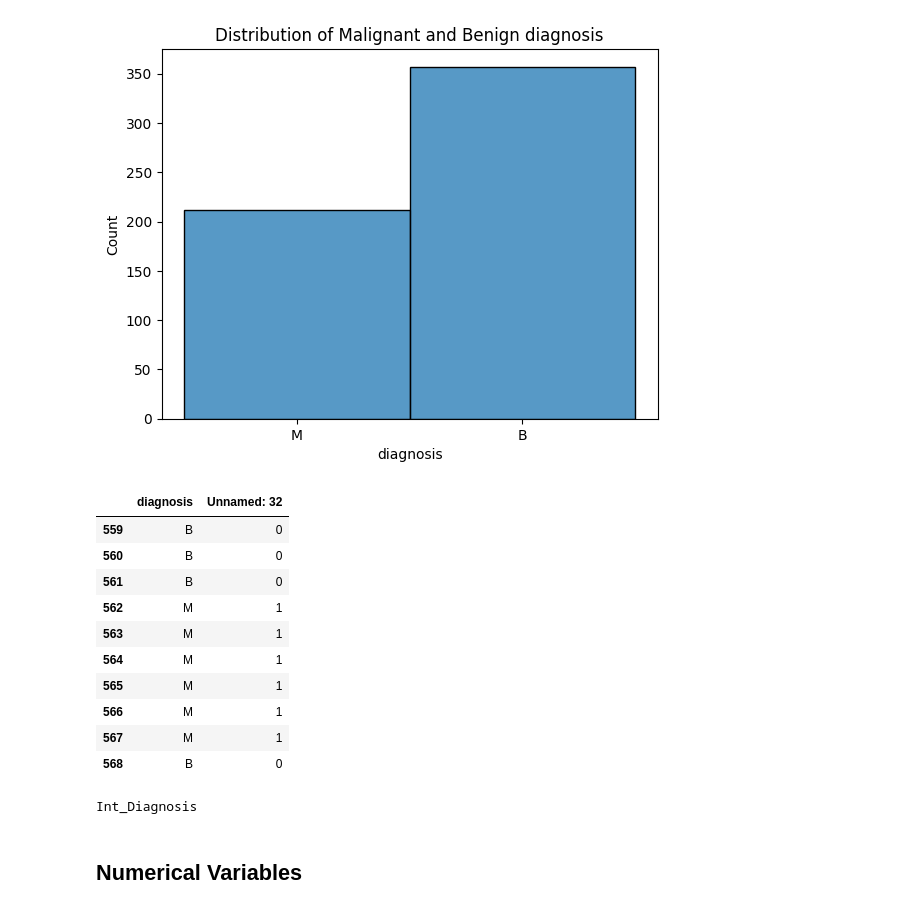
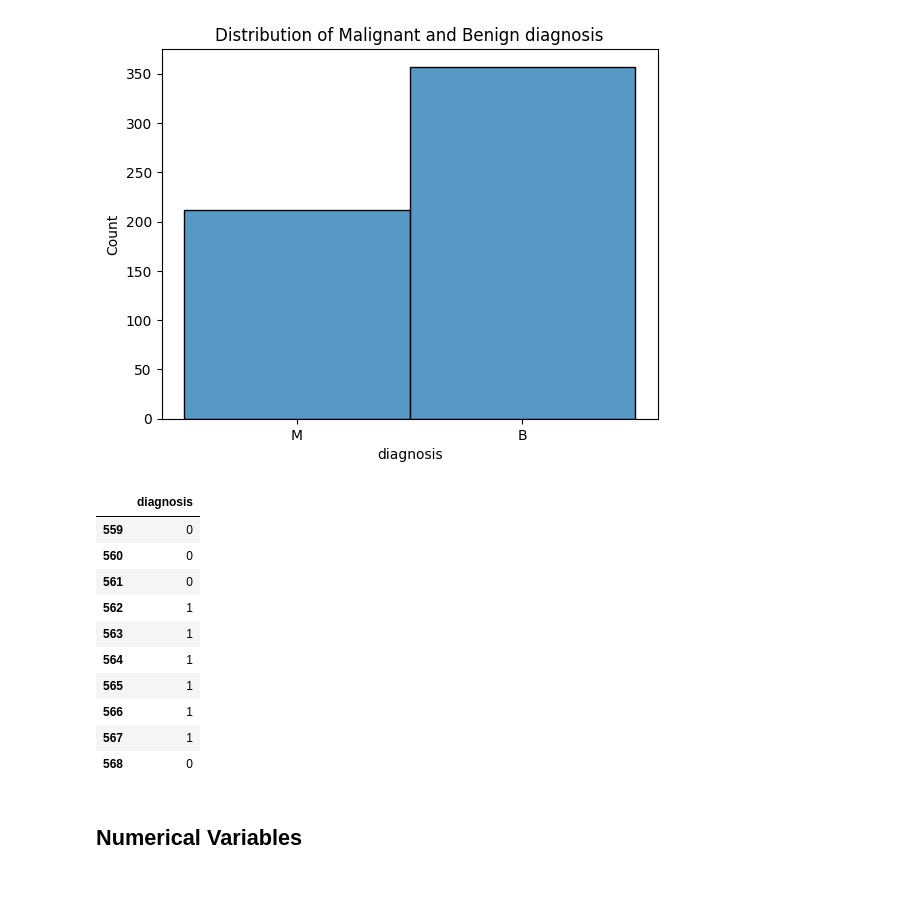
Before and after one commit to SimonGarcia01/cancer-analysis, a Jupyter notebook: DataExploration.ipynb, the cells around one changed output. Saved outputs shown, nothing was run; the diff lists cells and outputs as text; code cells hidden in the pictures.

Commit message:
Finished the cancer analysis and analysis method comparison

```diff
--- a/DataExploration.ipynb
+++ b/DataExploration.ipynb
@@ -107,6 +107,12 @@ Data columns (total 33 columns):
  32  Unnamed: 32              0 non-null      float64
 dtypes: float64(31), int64(1), object(1)
 memory usage: 146.8+ KB
+# %%
+#That being said, the ID of a patient doesnt do anything so we take it out
+data = data.drop('id', axis=1)
+
+#The Unnamed:32 collumn doesnt do much either so we drop it too
+data = data.drop('Unnamed: 32',axis=1)
 # %% [markdown]
 ## Division between the categorical and numerical variables
 # %% [markdown]
@@ -126,32 +132,25 @@ plt.show()
 # %% [output]
 [figure]
 # %%
-#Now we're going to fill the last empty column with the following code
+#Now we're going to encode the target variable so there are no problems later in the analysis
 #1 = Malignant
 #2 = Benign
 
-data["Unnamed: 32"] = data["diagnosis"].replace({"M":1,"B":0})
+data["diagnosis"] = data["diagnosis"].replace({"M":1,"B":0})
 
-data[["diagnosis","Unnamed: 32"]].tail(10)
+data[["diagnosis"]].tail(10)
 # %% [output]
-|  | diagnosis | Unnamed: 32 |
-| 559 | B | 0 |
-| 560 | B | 0 |
-| 561 | B | 0 |
-| 562 | M | 1 |
-| 563 | M | 1 |
-| 564 | M | 1 |
-| 565 | M | 1 |
-| 566 | M | 1 |
-| 567 | M | 1 |
-| 568 | B | 0 |
+|  | diagnosis |
+| 559 | 0 |
+| 560 | 0 |
+| 561 | 0 |
+| 562 | 1 |
+| 563 | 1 |
+| 564 | 1 |
+| 565 | 1 |
+| 566 | 1 |
+| 567 | 1 |
+| 568 | 0 |
-# %%
-#Now we're going to rename the last column so its unique and its useful
-data.rename(columns = {"Unnamed: 32": "Int_Diagnosis"}, inplace= True)
-#Here we check that the name was correctly changed
-print(data.columns[32])
-# %% [output]
-Int_Diagnosis
 # %% [markdown]
 ## Numerical Variables
 # %%
```
Also changed, not shown: parts of 44 cells of this notebook.
